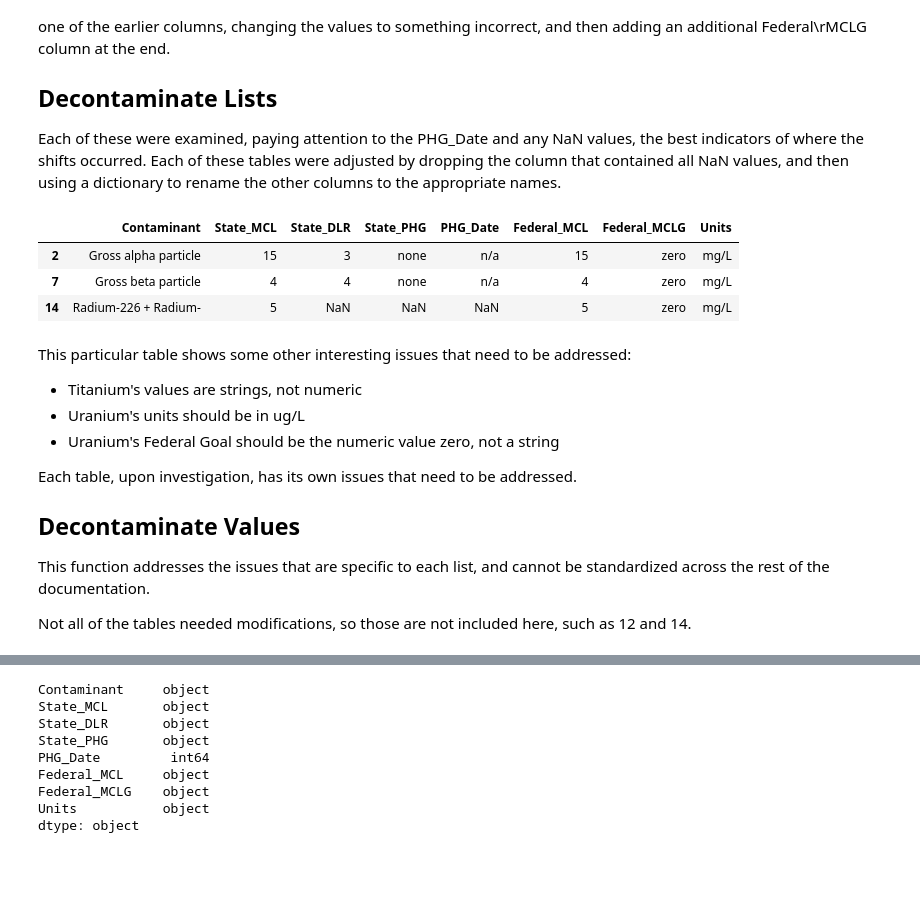
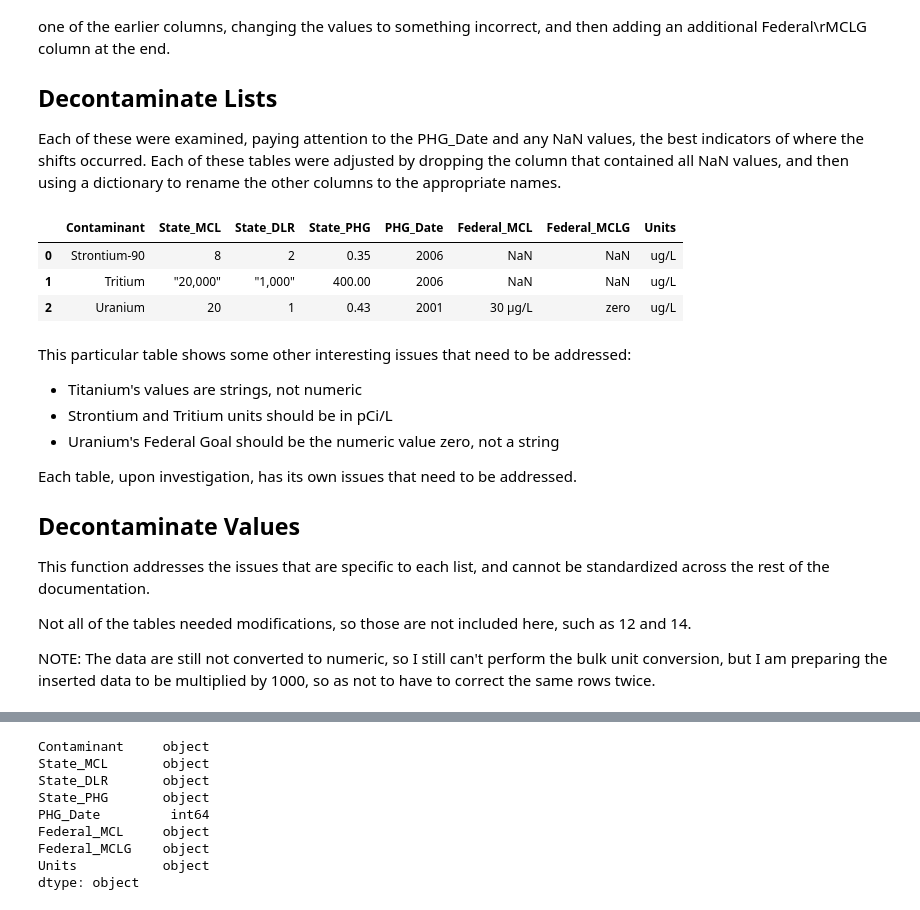
Before and after one commit to FreshOats/Water_Quality, a Jupyter notebook: Decontaminate_Data_Functions.ipynb, the cells around one changed output, grey strips where cells are left out. Drawn from its saved outputs; the diff is of its cells as text; code cells hidden in the pictures; blank space fills up the shorter version.

```diff
--- a/Decontaminate_Data_Functions.ipynb
+++ b/Decontaminate_Data_Functions.ipynb
@@ -133,7 +135,7 @@ def Decontaminate_Rows(df_list):
         df_list[n].dropna(subset=['State_MCL'], how='all', inplace=True)
         df_list[n] = df_list[n].loc[df_list[n].State_MCL != 'MCL']
         df_list[n] = df_list[n].loc[df_list[n].State_MCL != 'mrem/yr']
-        df_list[n]['Units'] = 'mg/L'
+        df_list[n]['Units'] = 'ug/L'
     return df_list
 # %%
 df_sub_headless = Decontaminate_Rows(df_nulled)
@@ -175,16 +177,16 @@ def Decontaminate_Lists(df_list):
 # %%
 df_decon_lists = Decontaminate_Lists(df_sub_headless)
 # %%
-df_decon_lists[3]
+df_decon_lists[4]
 # %% [output]
 |  | Contaminant | State_MCL | State_DLR | State_PHG | PHG_Date | Federal_MCL | Federal_MCLG | Units |
-| 2 | Gross alpha particle | 15 | 3 | none | n/a | 15 | zero | mg/L |
-| 7 | Gross beta particle | 4 | 4 | none | n/a | 4 | zero | mg/L |
-| 14 | Radium-226 + Radium- | 5 | NaN | NaN | NaN | 5 | zero | mg/L |
+| 0 | Strontium-90 | 8 | 2 | 0.35 | 2006 | NaN | NaN | ug/L |
+| 1 | Tritium | "20,000" | "1,000" | 400.00 | 2006 | NaN | NaN | ug/L |
+| 2 | Uranium | 20 | 1 | 0.43 | 2001 | 30 μg/L | zero | ug/L |
 # %% [markdown]
 This particular table shows some other interesting issues that need to be addressed:
 - Titanium's values are strings, not numeric
-- Uranium's units should be in ug/L
+- Strontium and Tritium units should be in pCi/L
 - Uranium's Federal Goal should be the numeric value zero, not a string
 
 Each table, upon investigation, has its own issues that need to be addressed.
@@ -193,6 +195,8 @@ Each table, upon investigation, has its own issues that need to be addressed.
 This function addresses the issues that are specific to each list, and cannot be standardized across the rest of the documentation.
 
 Not all of the tables needed modifications, so those are not included here, such as 12 and 14.
+
+NOTE: The data are still not converted to numeric, so I still can't perform the bulk unit conversion, but I am preparing the inserted data to be multiplied by 1000, so as not to have to correct the same rows twice.
 # %%
 
 def Decontaminate_Values(df_list):
```
Also changed, not shown: parts of 16 cells of this notebook, 4 other files.
